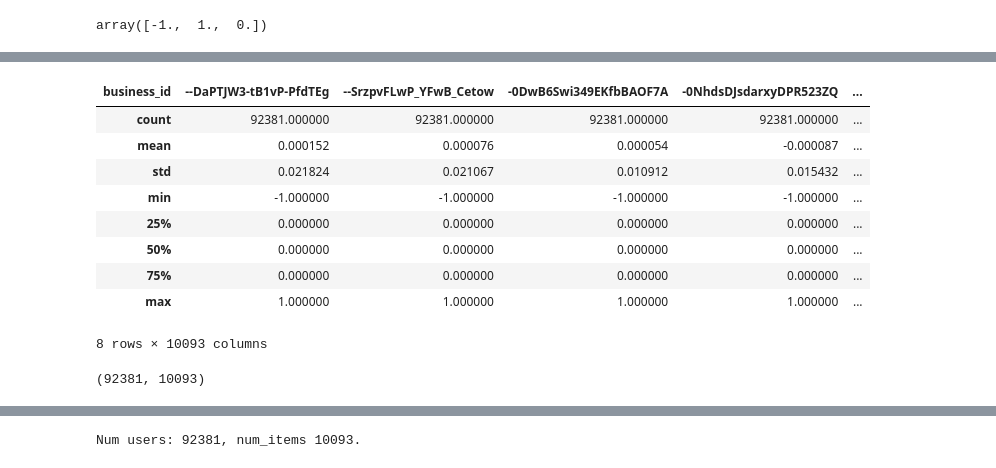
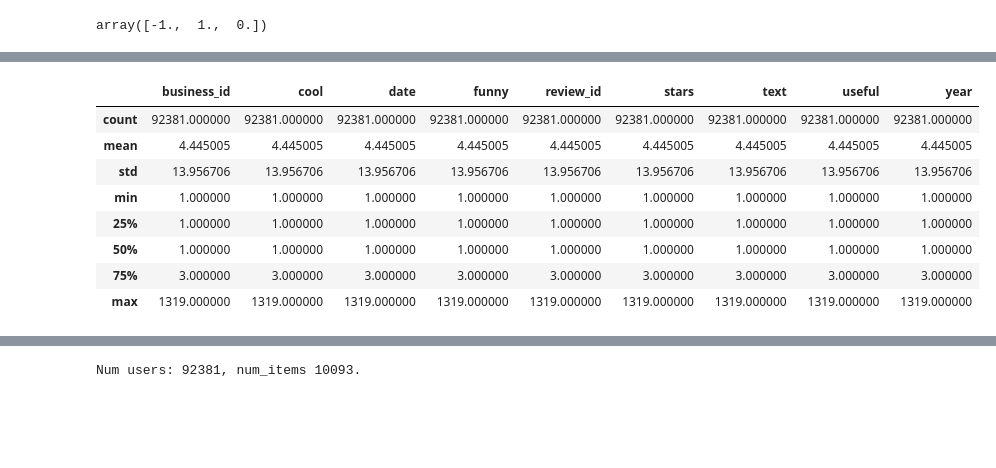
Before and after one commit to Ivanclj/Yelp-Recommender, a Jupyter notebook: Restaurant Recommender.ipynb, the cells around one changed output, grey strips where cells are left out. Drawn from its saved outputs; the diff is of its cells as text; code cells hidden in the pictures; blank space fills up the shorter version.

```diff
--- a/Restaurant Recommender.ipynb
+++ b/Restaurant Recommender.ipynb
@@ -530,19 +481,16 @@ tmp = pd.pivot_table(data_review, values='stars', index=['user_id'],
-# %%
-tmp.describe()
-# %% [output]
-| business_id | --DaPTJW3-tB1vP-PfdTEg | --SrzpvFLwP_YFwB_Cetow | -0DwB6Swi349EKfbBAOF7A | -0NhdsDJsdarxyDPR523ZQ | ... |
-| count | 92381.000000 | 92381.000000 | 92381.000000 | 92381.000000 | ... |
-| mean | 0.000152 | 0.000076 | 0.000054 | -0.000087 | ... |
-| std | 0.021824 | 0.021067 | 0.010912 | 0.015432 | ... |
-| min | -1.000000 | -1.000000 | -1.000000 | -1.000000 | ... |
-| 25% | 0.000000 | 0.000000 | 0.000000 | 0.000000 | ... |
-| 50% | 0.000000 | 0.000000 | 0.000000 | 0.000000 | ... |
-| 75% | 0.000000 | 0.000000 | 0.000000 | 0.000000 | ... |
-| max | 1.000000 | 1.000000 | 1.000000 | 1.000000 | ... |
-8 rows × 10093 columns
-# %%
-tmp.shape
-# %% [output]
-(92381, 10093)
 # %%
 #tmp.to_csv('/Users/ivanchen/Desktop/MSIA/Courses/Blog/git/interactions.csv')
+# %%
+# check user interactions distribution
+tmp = data_review.groupby('user_id').count().reset_index()
+tmp.describe() # many users do not have much interactions, a serious cold start problem as expected.
+# %% [output]
+|  | business_id | cool | date | funny | review_id | stars | text | useful | year |
+| count | 92381.000000 | 92381.000000 | 92381.000000 | 92381.000000 | 92381.000000 | 92381.000000 | 92381.000000 | 92381.000000 | 92381.000000 |
+| mean | 4.445005 | 4.445005 | 4.445005 | 4.445005 | 4.445005 | 4.445005 | 4.445005 | 4.445005 | 4.445005 |
+| std | 13.956706 | 13.956706 | 13.956706 | 13.956706 | 13.956706 | 13.956706 | 13.956706 | 13.956706 | 13.956706 |
+| min | 1.000000 | 1.000000 | 1.000000 | 1.000000 | 1.000000 | 1.000000 | 1.000000 | 1.000000 | 1.000000 |
+| 25% | 1.000000 | 1.000000 | 1.000000 | 1.000000 | 1.000000 | 1.000000 | 1.000000 | 1.000000 | 1.000000 |
+| 50% | 1.000000 | 1.000000 | 1.000000 | 1.000000 | 1.000000 | 1.000000 | 1.000000 | 1.000000 | 1.000000 |
+| 75% | 3.000000 | 3.000000 | 3.000000 | 3.000000 | 3.000000 | 3.000000 | 3.000000 | 3.000000 | 3.000000 |
+| max | 1319.000000 | 1319.000000 | 1319.000000 | 1319.000000 | 1319.000000 | 1319.000000 | 1319.000000 | 1319.000000 | 1319.000000 |
```
Also changed, not shown: parts of 44 cells of this notebook, 6 other files.
